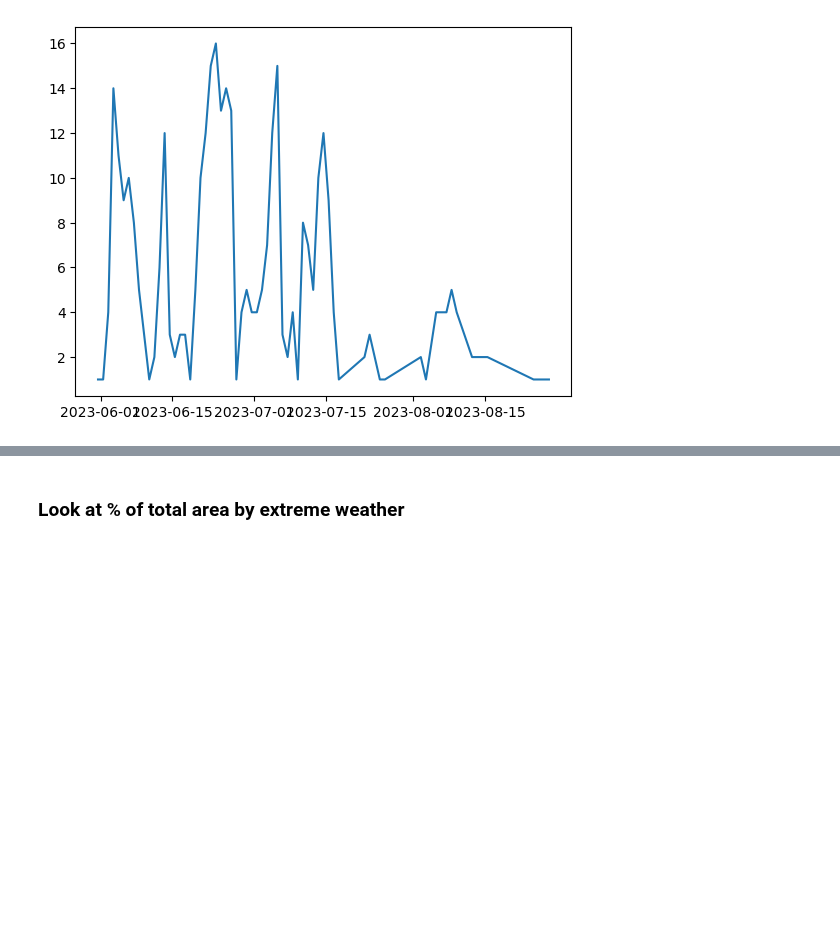
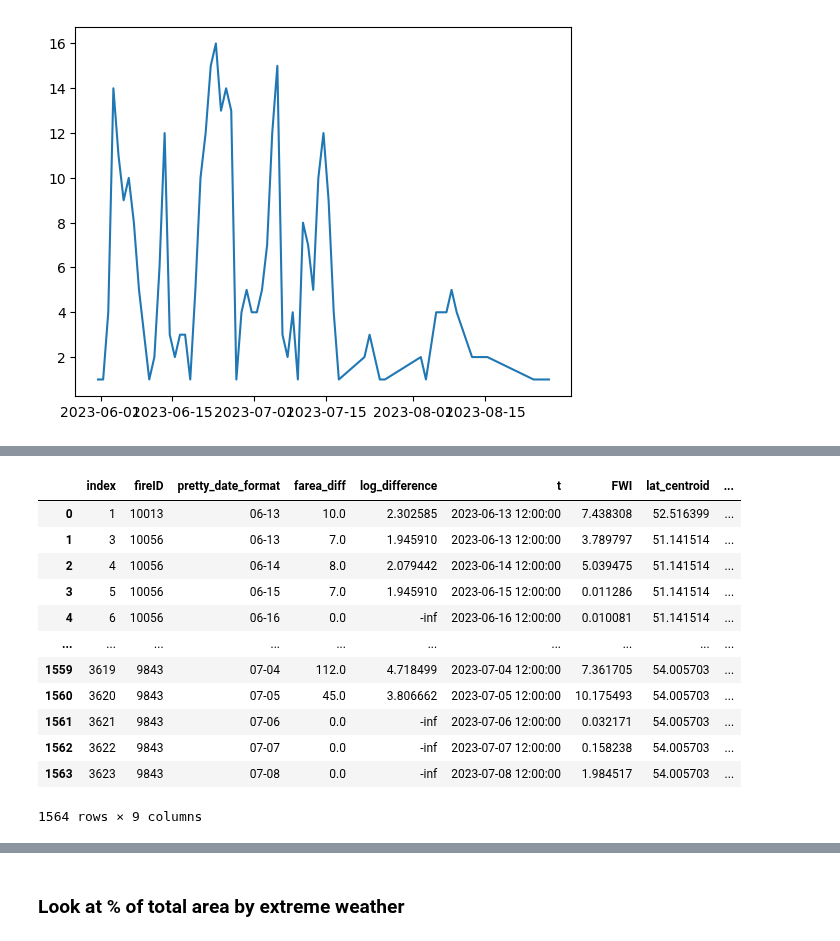
Before and after one commit to mccabete/fwiVis, a Jupyter notebook: Lightning_analysis/heatmap_timeseries.ipynb, the cells around one changed output, grey strips where cells are left out. Saved outputs shown, nothing was run; the diff lists cells and outputs as text; code cells hidden in the pictures; blank space fills up the shorter version.

Commit message:
Right before trying to swap out diff function

```diff
--- a/Lightning_analysis/heatmap_timeseries.ipynb
+++ b/Lightning_analysis/heatmap_timeseries.ipynb
@@ -728,3 +732,22 @@ sum_growth
+# %%
+sum_growth = grow_day[grow_day.farea_diff >= 0].groupby("t").farea_diff.sum().reset_index()
+#ig_growth = grow_day[grow_day.farea_diff.isna()].groupby("t").farea.rest_index()
+
+grow_day
+# %% [output]
+|  | index | fireID | pretty_date_format | farea_diff | log_difference | t | FWI | lat_centroid | ... |
+| 0 | 1 | 10013 | 06-13 | 10.0 | 2.302585 | 2023-06-13 12:00:00 | 7.438308 | 52.516399 | ... |
+| 1 | 3 | 10056 | 06-13 | 7.0 | 1.945910 | 2023-06-13 12:00:00 | 3.789797 | 51.141514 | ... |
+| 2 | 4 | 10056 | 06-14 | 8.0 | 2.079442 | 2023-06-14 12:00:00 | 5.039475 | 51.141514 | ... |
+| 3 | 5 | 10056 | 06-15 | 7.0 | 1.945910 | 2023-06-15 12:00:00 | 0.011286 | 51.141514 | ... |
+| 4 | 6 | 10056 | 06-16 | 0.0 | -inf | 2023-06-16 12:00:00 | 0.010081 | 51.141514 | ... |
+| ... | ... | ... | ... | ... | ... | ... | ... | ... | ... |
+| 1559 | 3619 | 9843 | 07-04 | 112.0 | 4.718499 | 2023-07-04 12:00:00 | 7.361705 | 54.005703 | ... |
+| 1560 | 3620 | 9843 | 07-05 | 45.0 | 3.806662 | 2023-07-05 12:00:00 | 10.175493 | 54.005703 | ... |
+| 1561 | 3621 | 9843 | 07-06 | 0.0 | -inf | 2023-07-06 12:00:00 | 0.032171 | 54.005703 | ... |
+| 1562 | 3622 | 9843 | 07-07 | 0.0 | -inf | 2023-07-07 12:00:00 | 0.158238 | 54.005703 | ... |
+| 1563 | 3623 | 9843 | 07-08 | 0.0 | -inf | 2023-07-08 12:00:00 | 1.984517 | 54.005703 | ... |
+1564 rows × 9 columns
 # %%
 with mpl.rc_context({'font.size': 14}):
     fig1, ([ax, ax2], [ax3, ax4], [ax5, ax6], [ax7, ax8], [ax9, ax10]) = plt.subplots(5,2, gridspec_kw={'width_ratios':[100,4], 'height_ratios': [2,2, 10, 3, 3]}, constrained_layout=True)#constrained_layout=True
```
Also changed, not shown: parts of 28 cells of this notebook.
